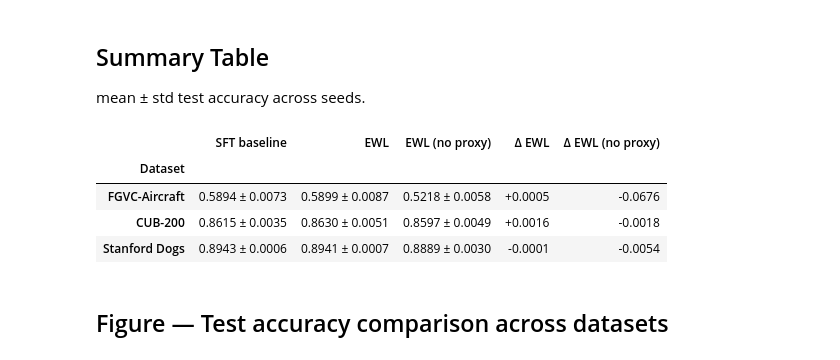
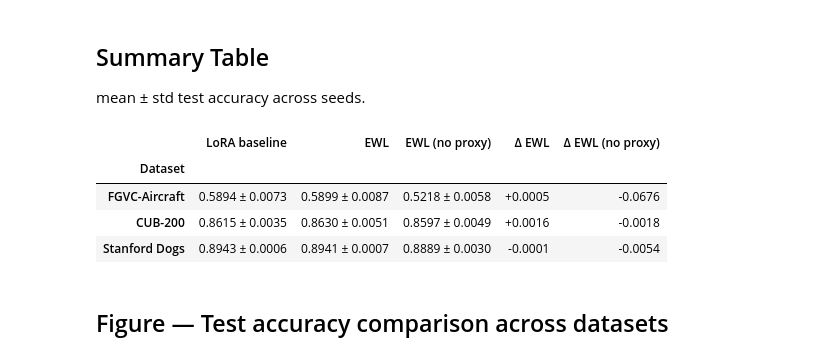
Before and after one commit to brillard1/ewl, a Jupyter notebook: notebooks/analyse_datasets.ipynb, the cells around one changed output. Saved outputs shown, nothing was run; the diff lists cells and outputs as text; code cells hidden in the pictures.

```diff
--- a/notebooks/analyse_datasets.ipynb
+++ b/notebooks/analyse_datasets.ipynb
@@ -90,7 +90,7 @@ Loaded 27 runs across 3 datasets
 mean ± std test accuracy across seeds.
 # %%
 COND_LABELS = {
-    "baseline":     "SFT baseline",
+    "baseline":     "LoRA baseline",
     "ewl":          "EWL",
     "ewl_no_proxy": "EWL (no proxy)",
 }
@@ -109,34 +109,34 @@ for ds in DATASETS:
         if len(vals):
             row[COND_LABELS[cond]] = f"{vals.mean():.4f} ± {vals.std():.4f}"
             row[f"_n_{cond}"] = len(vals)
         else:
             row[COND_LABELS[cond]] = "—"
             row[f"_n_{cond}"] = 0
     # Delta columns
     for cond in ["ewl", "ewl_no_proxy"]:
         base_vals = df[(df.dataset == ds) & (df.condition == "baseline")]["test_acc"].dropna()
         cond_vals = df[(df.dataset == ds) & (df.condition == cond)]["test_acc"].dropna()
         if len(base_vals) and len(cond_vals):
             delta = cond_vals.mean() - base_vals.mean()
             row[f"Δ {COND_LABELS[cond]}"] = f"{delta:+.4f}"
         else:
             row[f"Δ {COND_LABELS[cond]}"] = "—"
     table_rows.append(row)
 
 display_cols = ["Dataset"] + list(COND_LABELS.values()) + [f"Δ {v}" for v in list(COND_LABELS.values())[1:]]
 summary = pd.DataFrame(table_rows)[display_cols].set_index("Dataset")
 
 # Highlight: colour positive deltas
 def highlight_delta(val):
     if isinstance(val, str) and val.startswith("+"):
         return "color: #2166AC; font-weight: bold"
     if isinstance(val, str) and val.startswith("-"):
         return "color: #D6604D"
     return ""
 
 summary.style.applymap(highlight_delta, subset=[c for c in summary.columns if c.startswith("Δ")])
 # %% [output]
-|  | SFT baseline | EWL | EWL (no proxy) | Δ EWL | Δ EWL (no proxy) |
+|  | LoRA baseline | EWL | EWL (no proxy) | Δ EWL | Δ EWL (no proxy) |
 | Dataset |  |  |  |  |  |
 | FGVC-Aircraft | 0.5894 ± 0.0073 | 0.5899 ± 0.0087 | 0.5218 ± 0.0058 | +0.0005 | -0.0676 |
 | CUB-200 | 0.8615 ± 0.0035 | 0.8630 ± 0.0051 | 0.8597 ± 0.0049 | +0.0016 | -0.0018 |
```
Also changed, not shown: parts of 3 cells of this notebook, 27 other files.
